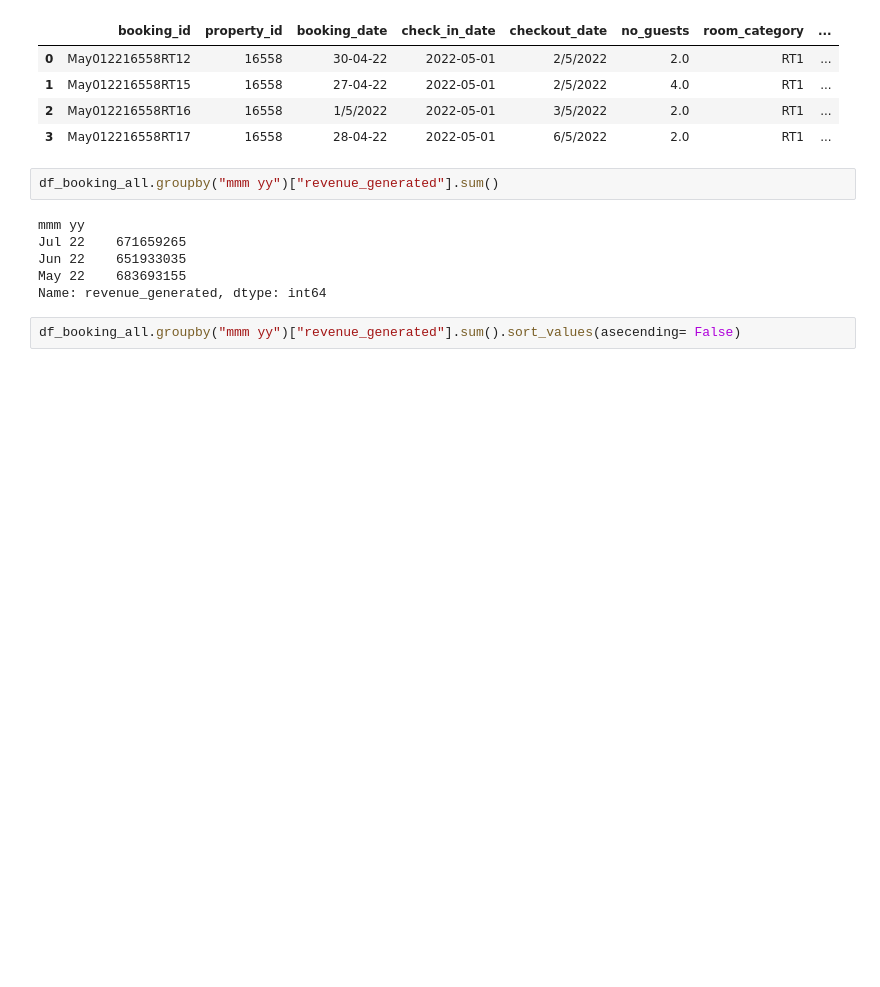
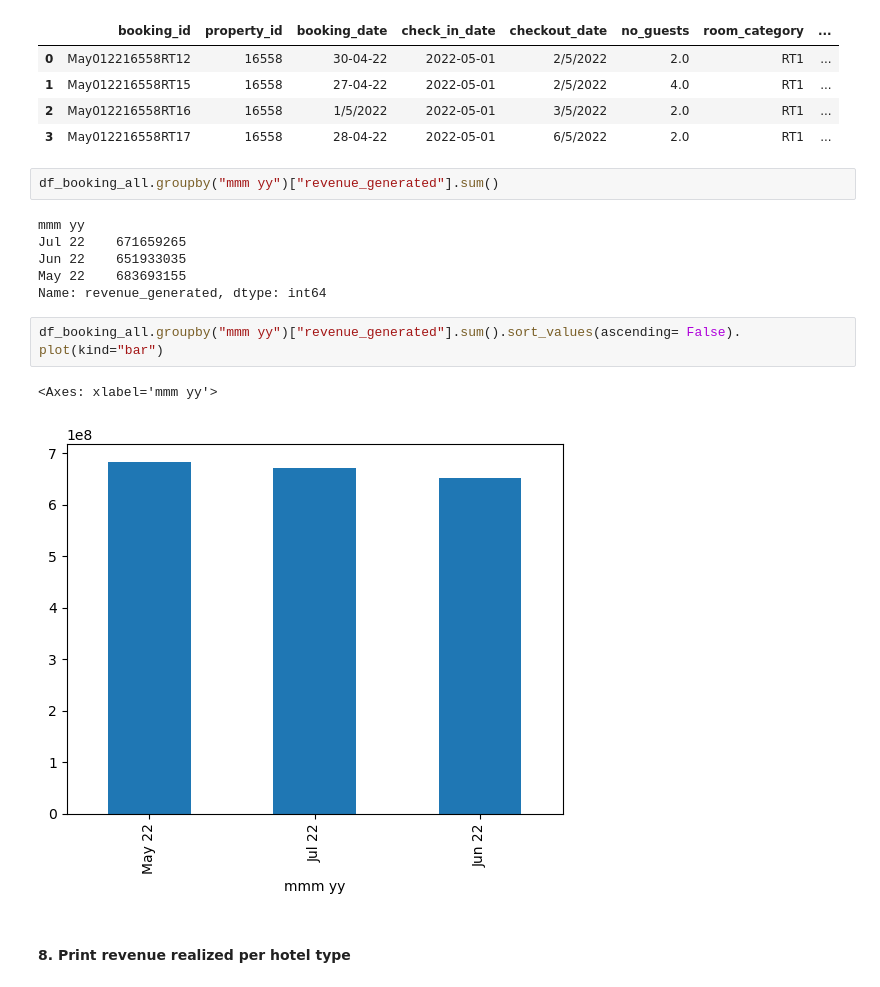
Before and after one commit to azeem932356/Hospitality-Revenue-Analysis, a Jupyter notebook: hospitality_analysis.ipynb, the cells around one changed output. Drawn from its saved outputs; the diff is of its cells as text; blank space fills up the shorter version.

```diff
--- a/hospitality_analysis.ipynb
+++ b/hospitality_analysis.ipynb
@@ -861,4 +861,9 @@ Jun 22    651933035
 May 22    683693155
 Name: revenue_generated, dtype: int64
 # %%
-df_booking_all.groupby("mmm yy")["revenue_generated"].sum().sort_values(asecending= False)
+df_booking_all.groupby("mmm yy")["revenue_generated"].sum().sort_values(ascending= False). plot(kind="bar")
+# %% [output]
+<Axes: xlabel='mmm yy'>
+[figure, added]
+# %% [markdown]
+#### 8. Print revenue realized per hotel type
```
Also changed, not shown: parts of 10 cells of this notebook.
